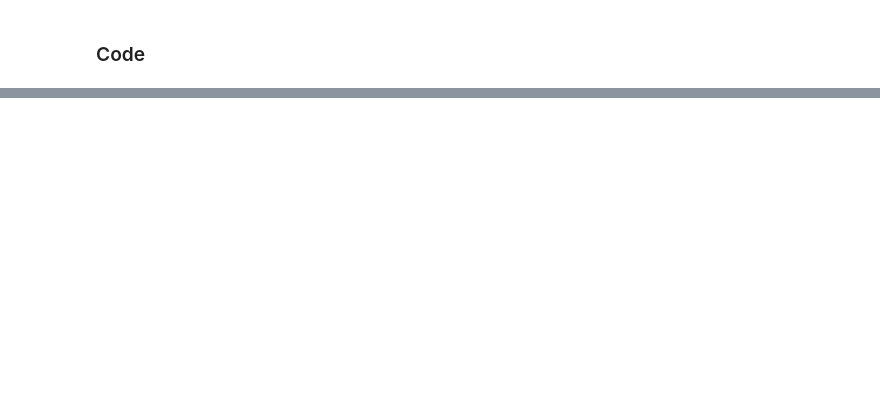
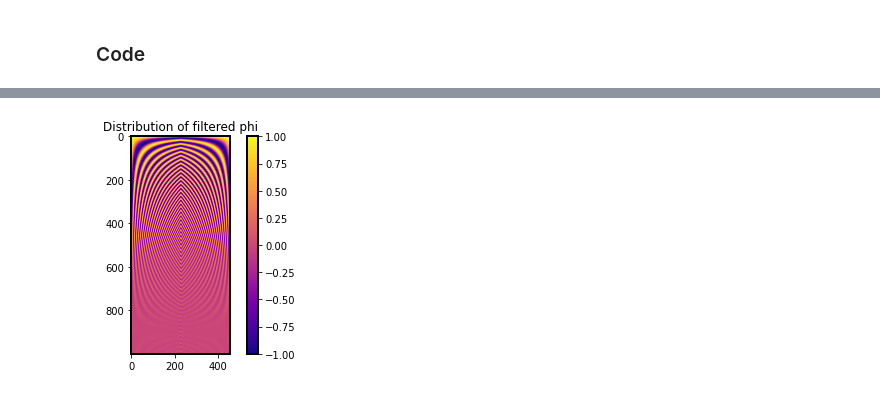
Before and after one commit to jaycode/aapra, a Jupyter notebook: part_1/pulse_rate_starter.ipynb, the cells around one changed output, grey strips where cells are left out. Drawn from its saved outputs; the diff is of its cells as text; code cells hidden in the pictures; blank space fills up the shorter version.

```diff
--- a/part_1/pulse_rate_starter.ipynb
+++ b/part_1/pulse_rate_starter.ipynb
@@ -522,0 +442,57 @@ You will now go to **Test Your Algorithm** (back in the Project Classroom) to ap
+# %%
+mpld3.disable_notebook()
+
+def SSR(y, fs=125, M=1000, N=64**2, pass_band=(0.4, 5.0), noise=0.1, g_p=0.8, max_iter=5, random_seed=13):
+    """ Get SSR spectrum from a given data
+    """
+
+    def get_prune_limits(phi, N, fs, pass_band):
+        low_band = pass_band[0]
+        high_band = pass_band[1]
+        delta_f1 = low_band / float(fs) * N - 1
+        delta_f2 = 2 / float(fs) * N
+
+        f1_l1 = low_band / float(fs) * N + 1 - delta_f1
+        f1_l2 = high_band / float(fs) * N + 1 + delta_f2
+        f2_l1 = N - high_band / fs * N + 1 - delta_f2
+        f2_l2 = N - low_band / fs * N + 1 + delta_f1
+        return (int(f1_l1), int(f1_l2), int(f2_l1), int(f2_l2))
+
+
+    mtx_M = np.linspace(0, M-1, M).reshape(M, 1)
+    mtx_N = np.linspace(0, N-1, N).reshape(1, N)
+    mtx_MN = mtx_M.dot(mtx_N)
+
+    phi = np.exp(1j * 2*(np.pi/N) * mtx_MN)
+    f1_l1, f1_l2, f2_l1, f2_l2 = get_prune_limits(phi, N, fs, pass_band)
+
+    phi = phi[:, np.r_[f1_l1:f1_l2, f2_l1:f2_l2]]
+    phi = np.real(phi)
+
+    # Plot
+    plt.imshow(np.real(phi))
+    plt.colorbar();
+    plt.title("Distribution of filtered phi")
+
+    def g(x):
+        return np.linalg.norm(x, ord=g_p)
+
+    def objective(x, y, phi, noise):
+        return np.linalg.norm(y-(phi.dot(x)), ord=2)**2 + noise * g(x)
+
+    np.random.seed(random_seed)
+    x0 = np.random.randn(N)
+    x0 = x0[np.r_[f1_l1:f1_l2, f2_l1:f2_l2]]
+
+    output = scipy.optimize.minimize(objective, x0,
+                                     options={'maxiter': max_iter},
+                                     args=(y, phi, noise))
+    return output
+
+output = SSR(acc_l2,
+             fs=125,
+             M=8 * fs,
+             N=64**2,
+             pass_band=pass_band)
+# %% [output]
+[figure, added]
```
Also changed, not shown: parts of 24 cells of this notebook, 7 other files.
